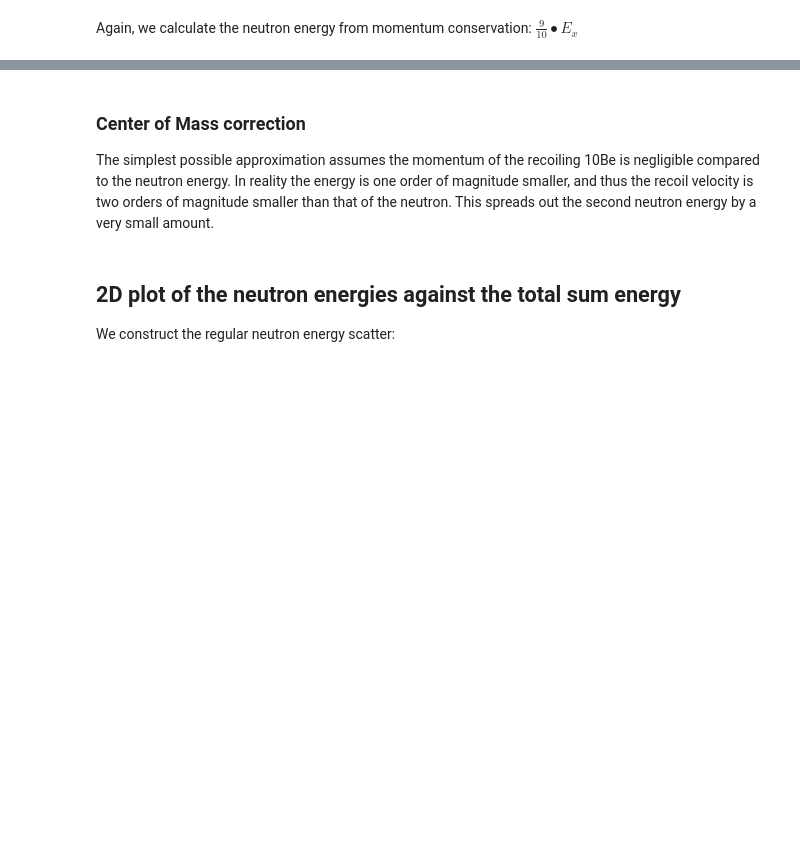
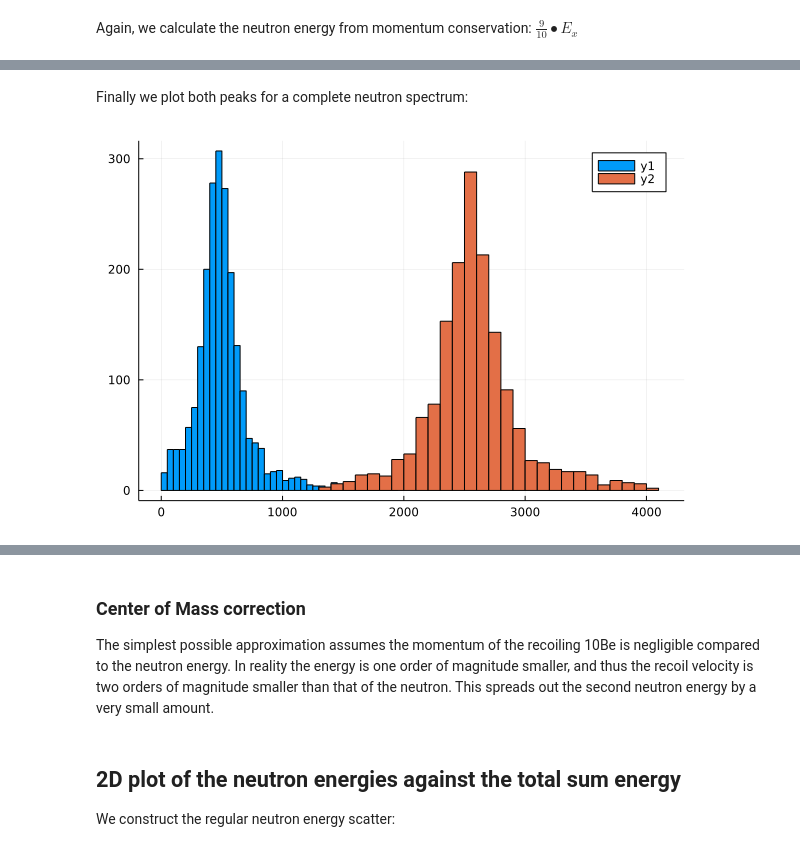
Before and after one commit to madurganplab/11LiDecay, a Jupyter notebook: monteCarlo.ipynb, the cells around one changed output, grey strips where cells are left out. Cells and saved outputs as stored; diff of their text form; code cells hidden in the pictures; blank space fills up the shorter version.

```diff
--- a/monteCarlo.ipynb
+++ b/monteCarlo.ipynb
@@ -223,0 +224,7 @@ plot(EnTwo,seriestype=:hist,nbins=200)
+# %% [markdown]
+Finally we plot both peaks for a complete neutron spectrum:
+# %%
+plot(En,seriestype=:histogram)
+plot!(EnTwo,seriestype=:histogram)
+# %% [output]
+[figure, added]
```
Also changed, not shown: parts of 9 cells of this notebook.
